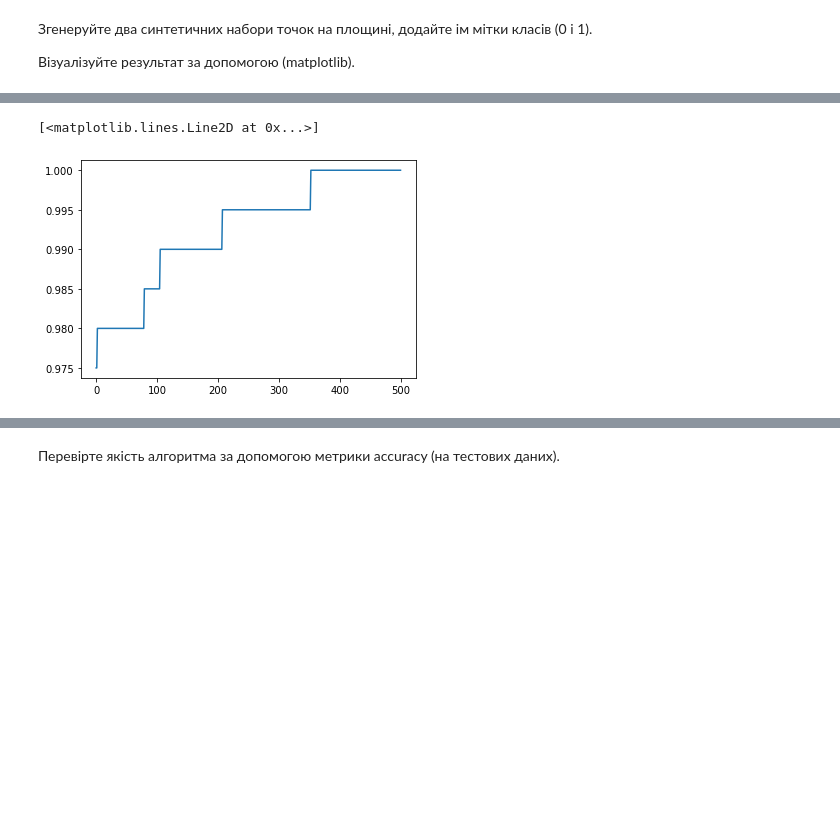
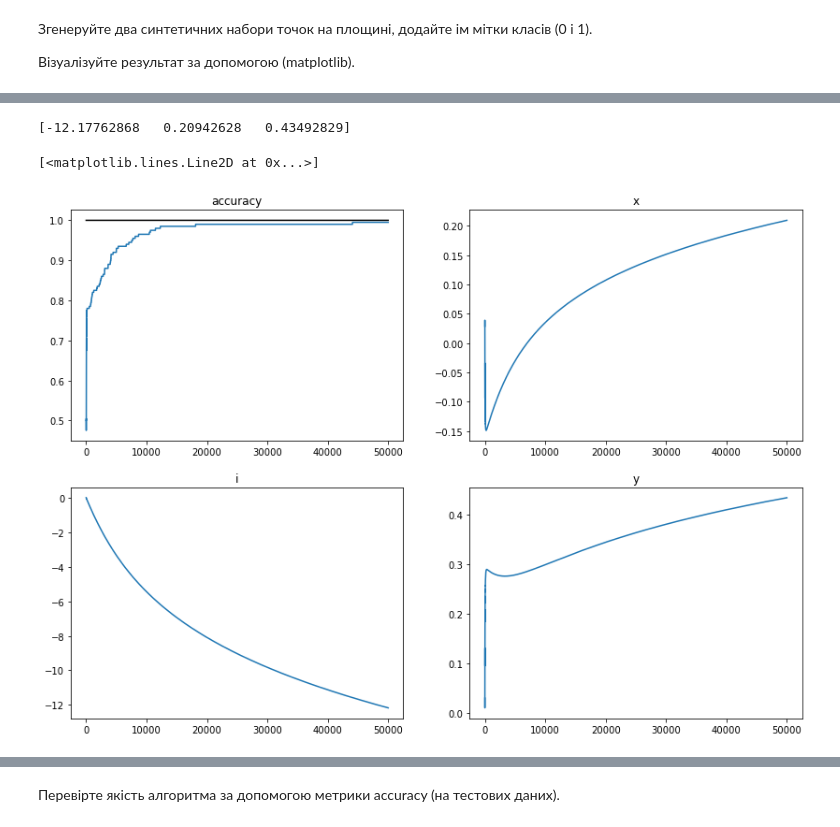
Before and after one commit to valeria-scherb/da-labs, a Jupyter notebook: Laba1.ipynb, the cells around one changed output, grey strips where cells are left out. Saved outputs shown, nothing was run; the diff lists cells and outputs as text; code cells hidden in the pictures; blank space fills up the shorter version.

```diff
--- a/Laba1.ipynb
+++ b/Laba1.ipynb
@@ -99,22 +125,39 @@ plt.legend()
 # %%
-iter_limit = 500
-learn_rate = 0.01
+iter_limit = 50000  # количество итераций
+learn_rate = 0.01   # скорость обучения
 # -------------------------------------------------
-def sigm(z): return 1 / (1 + np.exp(-z))
-X = np.concatenate((pts_1, pts_2))
-y = np.concatenate((np.zeros(points), np.ones(points)))
-C = np.zeros(2)
-acc = []
+def sigm(z): return 1 / (1 + np.exp(-z))  # сигмоида
+def intc(X): return np.concatenate((np.ones((X.shape[0], 1)), X), axis=1)
+X = np.concatenate((pts_1, pts_2))                       # склейка точек первого (0) и второго (1) класса
+y = np.concatenate((np.zeros(points), np.ones(points)))  #   и соответствующие им значения 0 и 1
+Xi = intc(X)  # добавление дополнительной переменной для разделения не из (0,0)
+C = np.zeros(Xi.shape[1])  # перебираемые параметры
+acc, par = [], []  # история точности и параметров по итерациям
 for it in range(0, iter_limit):
-    z = np.dot(X, C)
-    h = sigm(z)
-    grad = np.dot(X.T, (h - y)) / y.size
-    C -= learn_rate * grad
-    y_ = sigm(np.dot(X, C))
-    acc.append((np.round(y_) == y).mean())
-plt.plot(range(0, iter_limit), acc)
+    z = np.dot(Xi, C)  # скалярное произведение Х (координат) на С (параметры)
+    h = sigm(z)  # применеие сигмоиды к z - попытка классификации
+    grad = np.dot(Xi.T, (h - y)) / y.size  # вычисление градиента
+    C -= learn_rate * grad   # корректирование параметров
+    y_ = sigm(np.dot(Xi, C))  # тестовая классификация
+    acc.append((np.round(y_) == y).mean())  # вычисление и запись точности
+    par.append(np.copy(C))  # запись параметров
+print(C)
 # %% [output]
-[<matplotlib.lines.Line2D at 0x...>]
+[-12.17762868   0.20942628   0.43492829]
-[figure, removed]
+# %%
+its = range(0, iter_limit) # значения по оси Х
+fig = plt.figure(figsize=(14,10))
+fig.add_subplot(2, 2, 1).set_title('accuracy')  # верхний левый график
+plt.plot(its, np.ones(iter_limit), color='k')   # черная линия - просто единица
+plt.plot(its, acc)                              # вывод графика точности
+fig.add_subplot(2, 2, 2).set_title('x') # верхний правый график
+plt.plot(its, [e[1] for e in par])
+fig.add_subplot(2, 2, 4).set_title('y') # нижний правый график
+plt.plot(its, [e[2] for e in par])
+fig.add_subplot(2, 2, 3).set_title('i') # нижний левый график
+plt.plot(its, [e[0] for e in par])
+# %% [output]
+[<matplotlib.lines.Line2D at 0x...>]
+[figure, added]
 # %%
 plt.figure(figsize=(10, 6))
```
Also changed, not shown: parts of 9 cells of this notebook.
